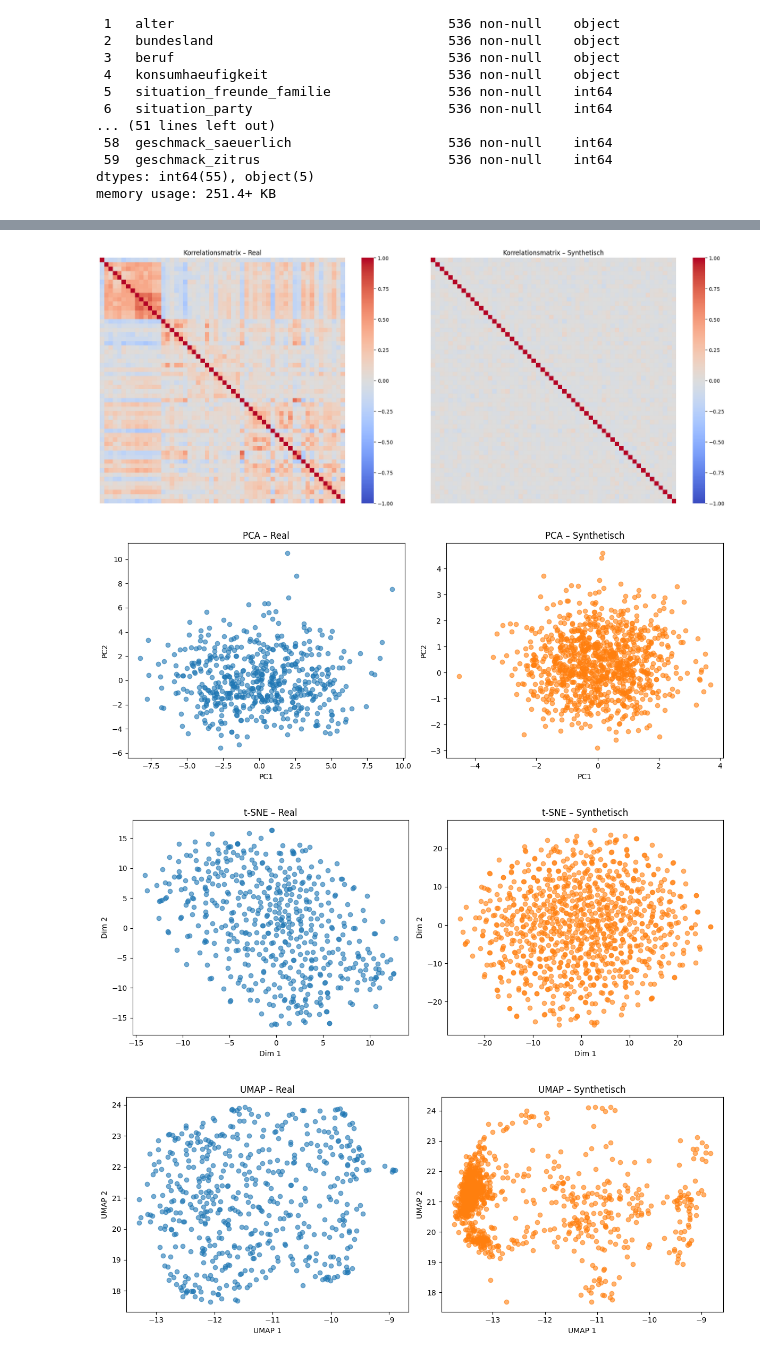
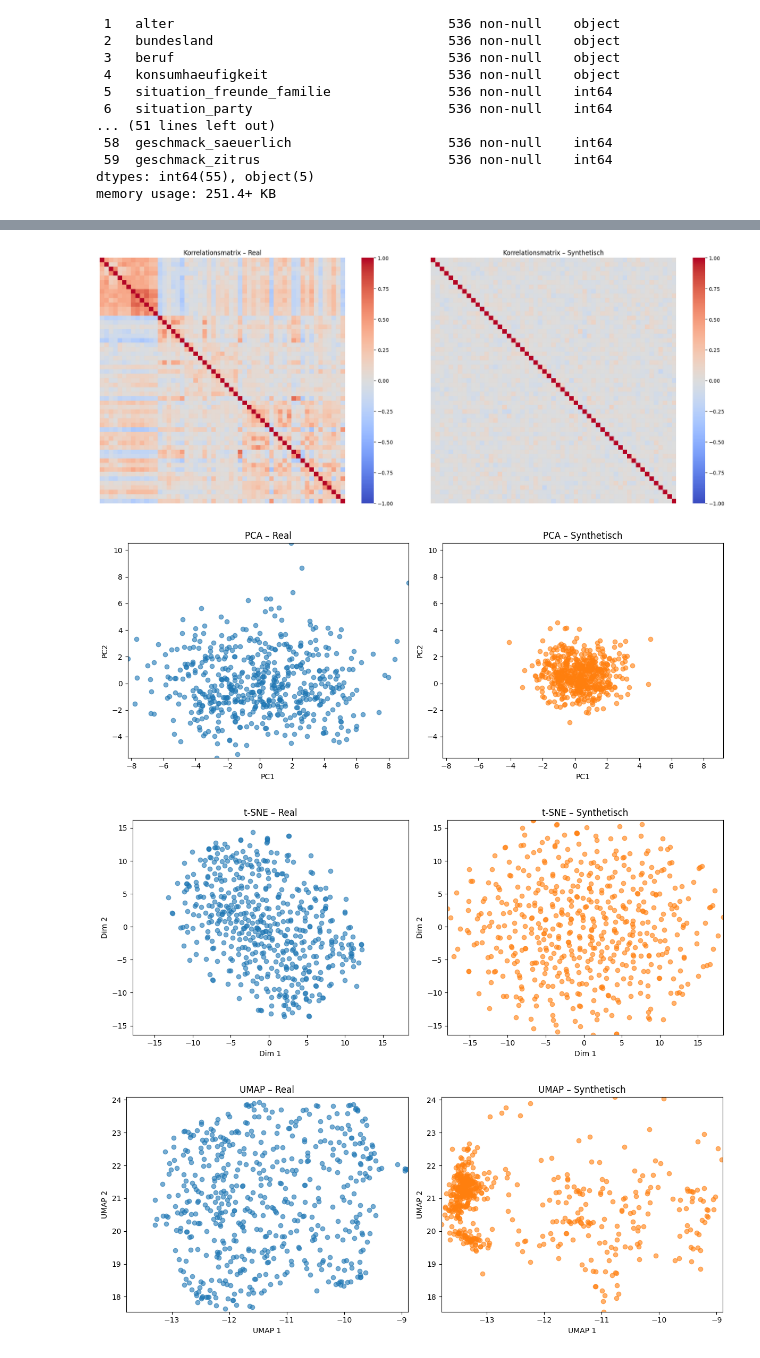
Before and after one commit to FRYEL/Bierprojekt, a Jupyter notebook: src/notebooks/auswertung.ipynb, the cells around one changed output, grey strips where cells are left out. Cells and saved outputs as stored; diff of their text form; code cells hidden in the pictures.

```diff
--- a/src/notebooks/auswertung.ipynb
+++ b/src/notebooks/auswertung.ipynb
@@ -11,7 +11,7 @@ import umap.umap_ as umap
 
 # 1. CSV-Dateien einlesen (Pfad zu realen und synthetischen Daten anpassen)
 real_path = "../../data/data_for_CTGAN/CTGAN_basedata.csv"
-syn_path = "../../data/synthetic_result_data/synthetic_data_ctgan.csv"
+syn_path = "../../data/synthetic_result_data/536_synthetic_train_data.csv"
 
 df_real = pd.read_csv(real_path)
 df_syn = pd.read_csv(syn_path)
@@ -65,27 +77,0 @@ for feature in kategorische_features:
-# %%
-import matplotlib.pyplot as plt
-import pandas as pd
-
-# Sicherstellen, dass 'alter' numerisch ist
-df_real['alter'] = pd.to_numeric(df_real['alter'], errors='coerce')
-df_syn['alter'] = pd.to_numeric(df_syn['alter'], errors='coerce')
-
-# Mittelwerte berechnen
-mean_real = df_real['alter'].mean()
-mean_syn = df_syn['alter'].mean()
-
-# Plot erstellen
-plt.figure(figsize=(8, 5))
-df_real['alter'].dropna().plot(kind='kde', label='Real', linewidth=2)
-df_syn['alter'].dropna().plot(kind='kde', label='Synthetisch', linewidth=2)
-
-# Mittelwert-Linien einzeichnen
-plt.axvline(mean_real, color='blue', linestyle='--', label=f'Real Mittelwert: {mean_real:.1f}')
-plt.axvline(mean_syn, color='orange', linestyle='--', label=f'Synthetisch Mittelwert: {mean_syn:.1f}')
-
-plt.title("Verteilung von 'alter' mit Mittelwerten")
-plt.xlabel("Alter")
-plt.ylabel("Dichte")
-plt.legend()
-plt.tight_layout()
-plt.show()
@@ -367,7 +351,7 @@ axes[1].set_title("Korrelationsmatrix – Synthetisch")
 plt.tight_layout()
 plt.show()
 # %% [output]
-[figure, old version]
+[figure, new version]
 # %%
 # Numerische Daten extrahieren und gemeinsame Spalten finden
 df_real_num = df_real.select_dtypes(include='number').dropna(axis=1)
@@ -395,57 +379,93 @@ axes[1].set_title("PCA – Synthetisch")
 axes[1].set_xlabel("PC1")
 axes[1].set_ylabel("PC2")
 
+# Gleiche Achsenskalierung für beide
+x_min = min(real_pca[:, 0].min(), syn_pca[:, 0].min())
+x_max = max(real_pca[:, 0].max(), syn_pca[:, 0].max())
+y_min = min(real_pca[:, 1].min(), syn_pca[:, 1].min())
+y_max = max(real_pca[:, 1].max(), syn_pca[:, 1].max())
+
+for ax in axes:
+    ax.set_xlim(x_min, x_max)
+    ax.set_ylim(y_min, y_max)
+
 plt.tight_layout()
 plt.show()
 # %% [output]
-[figure, old version]
+[figure, new version]
 # %%
+from sklearn.manifold import TSNE
+import matplotlib.pyplot as plt
 
+# t-SNE für reale und synthetische Daten
 tsne_real = TSNE(n_components=2, perplexity=30, learning_rate=200, random_state=42)
 real_tsne = tsne_real.fit_transform(df_real_num)
 
 tsne_syn = TSNE(n_components=2, perplexity=30, learning_rate=200, random_state=42)
 syn_tsne = tsne_syn.fit_transform(df_syn_num)
 
-# Visualisierung nebeneinander
+# Gemeinsame Achsengrenzen berechnen
+x_min = min(real_tsne[:, 0].min(), syn_tsne[:, 0].min())
+x_max = max(real_tsne[:, 0].max(), syn_tsne[:, 0].max())
+y_min = min(real_tsne[:, 1].min(), syn_tsne[:, 1].min())
+y_max = max(real_tsne[:, 1].max(), syn_tsne[:, 1].max())
+
+# Visualisierung
 fig, axes = plt.subplots(1, 2, figsize=(12, 5))
 
 axes[0].scatter(real_tsne[:, 0], real_tsne[:, 1], alpha=0.6, c='tab:blue')
 axes[0].set_title("t-SNE – Real")
 axes[0].set_xlabel("Dim 1")
 axes[0].set_ylabel("Dim 2")
+axes[0].set_xlim(x_min, x_max)
+axes[0].set_ylim(y_min, y_max)
 
 axes[1].scatter(syn_tsne[:, 0], syn_tsne[:, 1], alpha=0.6, c='tab:orange')
 axes[1].set_title("t-SNE – Synthetisch")
 axes[1].set_xlabel("Dim 1")
 axes[1].set_ylabel("Dim 2")
+axes[1].set_xlim(x_min, x_max)
+axes[1].set_ylim(y_min, y_max)
 
 plt.tight_layout()
 plt.show()
 # %% [output]
-[figure, old version]
+[figure, new version]
 # %%
+import umap.umap_ as umap
+import matplotlib.pyplot as plt
+
 # UMAP auf realen Daten fitten
 reducer = umap.UMAP(n_components=2, random_state=42)
 real_umap = reducer.fit_transform(df_real_num)
 
 # Synthetische Daten in denselben Raum einbetten
 syn_umap = reducer.transform(df_syn_num)
+
+# Gemeinsame Achsengrenzen berechnen
+x_min = min(real_umap[:, 0].min(), syn_umap[:, 0].min())
+x_max = max(real_umap[:, 0].max(), syn_umap[:, 0].max())
+y_min = min(real_umap[:, 1].min(), syn_umap[:, 1].min())
+y_max = max(real_umap[:, 1].max(), syn_umap[:, 1].max())
 
 # Visualisierung nebeneinander
 fig, axes = plt.subplots(1, 2, figsize=(12, 5))
 
 axes[0].scatter(real_umap[:, 0], real_umap[:, 1], alpha=0.6, c='tab:blue')
 axes[0].set_title("UMAP – Real")
 axes[0].set_xlabel("UMAP 1")
 axes[0].set_ylabel("UMAP 2")
+axes[0].set_xlim(x_min, x_max)
+axes[0].set_ylim(y_min, y_max)
 
 axes[1].scatter(syn_umap[:, 0], syn_umap[:, 1], alpha=0.6, c='tab:orange')
 axes[1].set_title("UMAP – Synthetisch")
 axes[1].set_xlabel("UMAP 1")
 axes[1].set_ylabel("UMAP 2")
+axes[1].set_xlim(x_min, x_max)
+axes[1].set_ylim(y_min, y_max)
 
 plt.tight_layout()
 plt.show()
 # %% [output]
-[figure, old version]
+[figure, new version]
```
Also changed, not shown: parts of 10 cells of this notebook, 1 other file.
